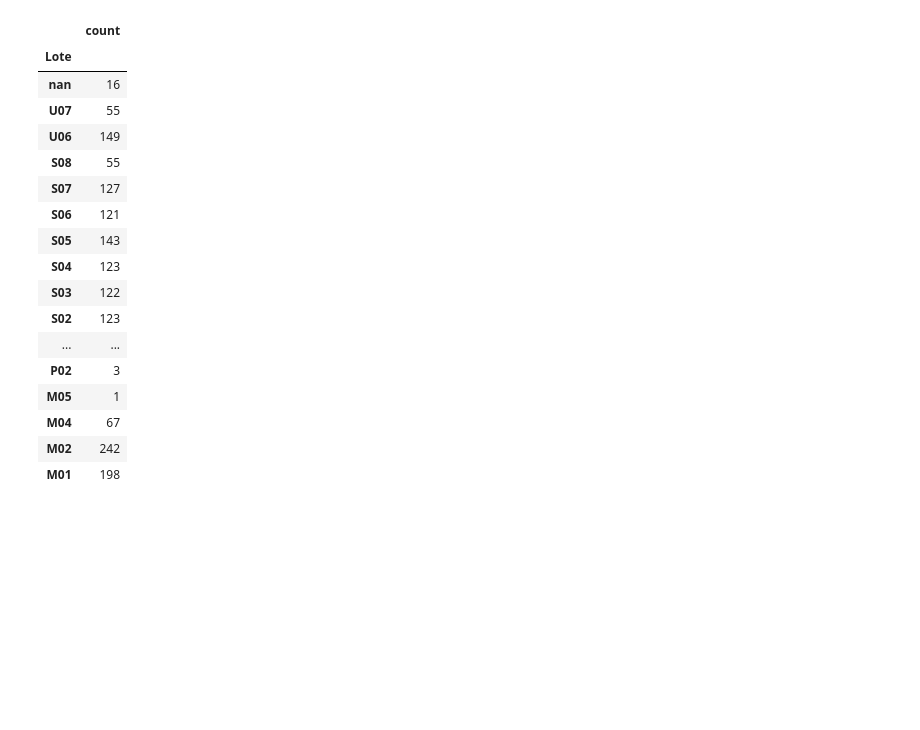
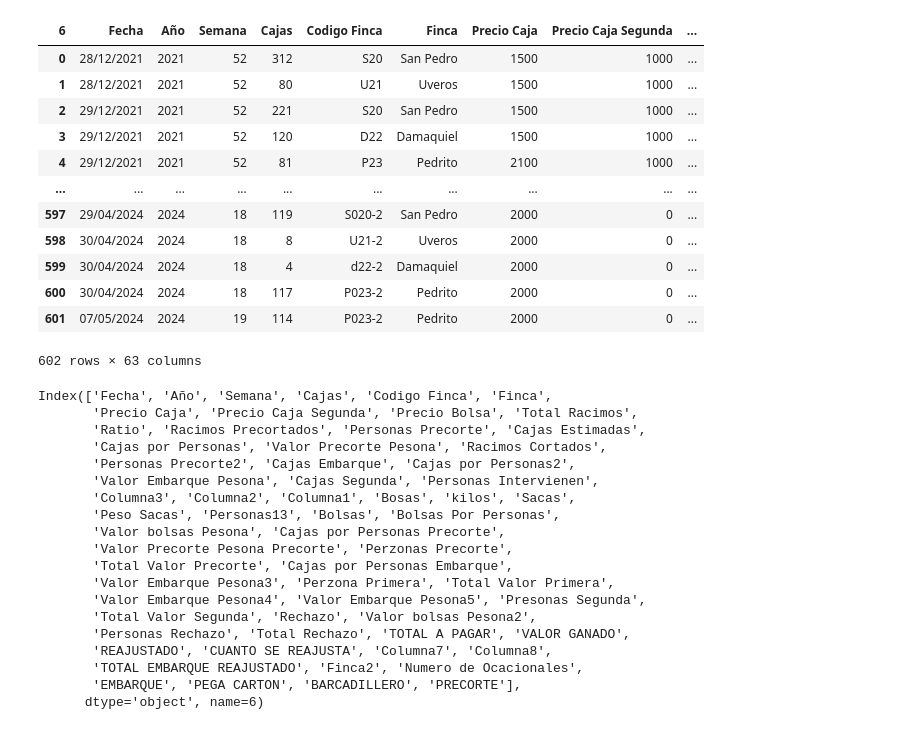
Before and after one commit to xd-mau5/zomac_data, a Jupyter notebook: prueba.ipynb, the cells around one changed output. Drawn from its saved outputs; the diff is of its cells as text; code cells hidden in the pictures; blank space fills up the shorter version.

```diff
--- a/prueba.ipynb
+++ b/prueba.ipynb
@@ -66,21 +4,46 @@ Name: count, dtype: int64
-# %%
-new_new_df.sort_values(by='Lote', ascending=False)
-# %% [output]
-|  | count |
-| Lote |  |
-| nan | 16 |
-| U07 | 55 |
-| U06 | 149 |
-| S08 | 55 |
-| S07 | 127 |
-| S06 | 121 |
-| S05 | 143 |
-| S04 | 123 |
-| S03 | 122 |
-| S02 | 123 |
-| ... | ... |
-| P02 | 3 |
-| M05 | 1 |
-| M04 | 67 |
-| M02 | 242 |
-| M01 | 198 |
+# %%
+df = pd.read_excel(r'data/Dropbox/LIQUIDADOR DE EMBARQUE.xlsx', sheet_name='CALCULO PAGO')
+df = df.iloc[6:, 2:]
+df.columns = df.iloc[0]
+df = df.iloc[1:]
+df['Fecha'] = pd.to_datetime(df['Fecha'], errors='coerce')
+# Convertimos la fecha al formato 'DD/MM/YYYY'
+df['Fecha'] = df['Fecha'].dt.strftime('%d/%m/%Y')
+df.reset_index(drop=True, inplace=True)
+df
+# %% [output]
+| 6 | Fecha | Año | Semana | Cajas | Codigo Finca | Finca | Precio Caja | Precio Caja Segunda | ... |
+| 0 | 28/12/2021 | 2021 | 52 | 312 | S20 | San Pedro | 1500 | 1000 | ... |
+| 1 | 28/12/2021 | 2021 | 52 | 80 | U21 | Uveros | 1500 | 1000 | ... |
+| 2 | 29/12/2021 | 2021 | 52 | 221 | S20 | San Pedro | 1500 | 1000 | ... |
+| 3 | 29/12/2021 | 2021 | 52 | 120 | D22 | Damaquiel | 1500 | 1000 | ... |
+| 4 | 29/12/2021 | 2021 | 52 | 81 | P23 | Pedrito | 2100 | 1000 | ... |
+| ... | ... | ... | ... | ... | ... | ... | ... | ... | ... |
+| 597 | 29/04/2024 | 2024 | 18 | 119 | S020-2 | San Pedro | 2000 | 0 | ... |
+| 598 | 30/04/2024 | 2024 | 18 | 8 | U21-2 | Uveros | 2000 | 0 | ... |
+| 599 | 30/04/2024 | 2024 | 18 | 4 | d22-2 | Damaquiel | 2000 | 0 | ... |
+| 600 | 30/04/2024 | 2024 | 18 | 117 | P023-2 | Pedrito | 2000 | 0 | ... |
+| 601 | 07/05/2024 | 2024 | 19 | 114 | P023-2 | Pedrito | 2000 | 0 | ... |
+602 rows × 63 columns
+# %%
+df.columns
+# %% [output]
+Index(['Fecha', 'Año', 'Semana', 'Cajas', 'Codigo Finca', 'Finca',
+       'Precio Caja', 'Precio Caja Segunda', 'Precio Bolsa', 'Total Racimos',
+       'Ratio', 'Racimos Precortados', 'Personas Precorte', 'Cajas Estimadas',
+       'Cajas por Personas', 'Valor Precorte Pesona', 'Racimos Cortados',
+       'Personas Precorte2', 'Cajas Embarque', 'Cajas por Personas2',
+       'Valor Embarque Pesona', 'Cajas Segunda', 'Personas Intervienen',
+       'Columna3', 'Columna2', 'Columna1', 'Bosas', 'kilos', 'Sacas',
+       'Peso Sacas', 'Personas13', 'Bolsas', 'Bolsas Por Personas',
+       'Valor bolsas Pesona', 'Cajas por Personas Precorte',
+       'Valor Precorte Pesona Precorte', 'Perzonas Precorte',
+       'Total Valor Precorte', 'Cajas por Personas Embarque',
+       'Valor Embarque Pesona3', 'Perzona Primera', 'Total Valor Primera',
+       'Valor Embarque Pesona4', 'Valor Embarque Pesona5', 'Presonas Segunda',
+       'Total Valor Segunda', 'Rechazo', 'Valor bolsas Pesona2',
+       'Personas Rechazo', 'Total Rechazo', 'TOTAL A PAGAR', 'VALOR GANADO',
+       'REAJUSTADO', 'CUANTO SE REAJUSTA', 'Columna7', 'Columna8',
+       'TOTAL EMBARQUE REAJUSTADO', 'Finca2', 'Numero de Ocacionales',
+       'EMBARQUE', 'PEGA CARTON', 'BARCADILLERO', 'PRECORTE'],
+      dtype='object', name=6)
```
Also changed, not shown: parts of 17 cells of this notebook, 2 other files.
